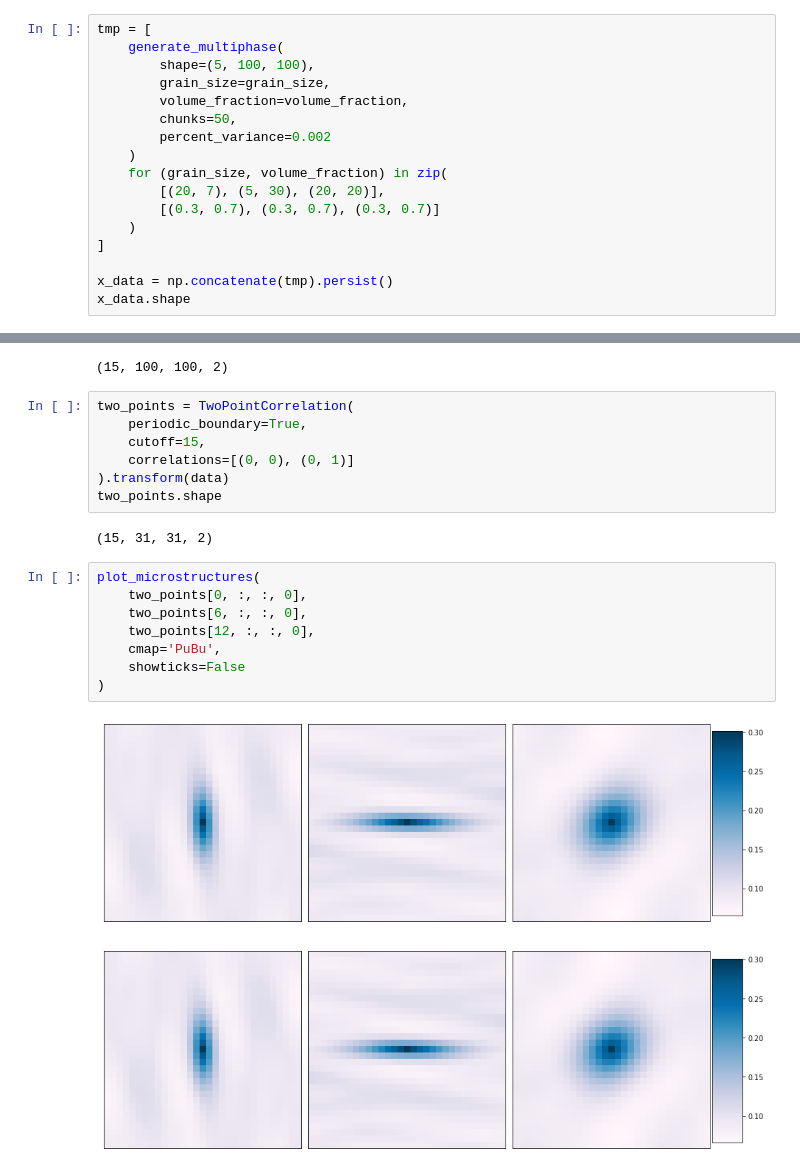
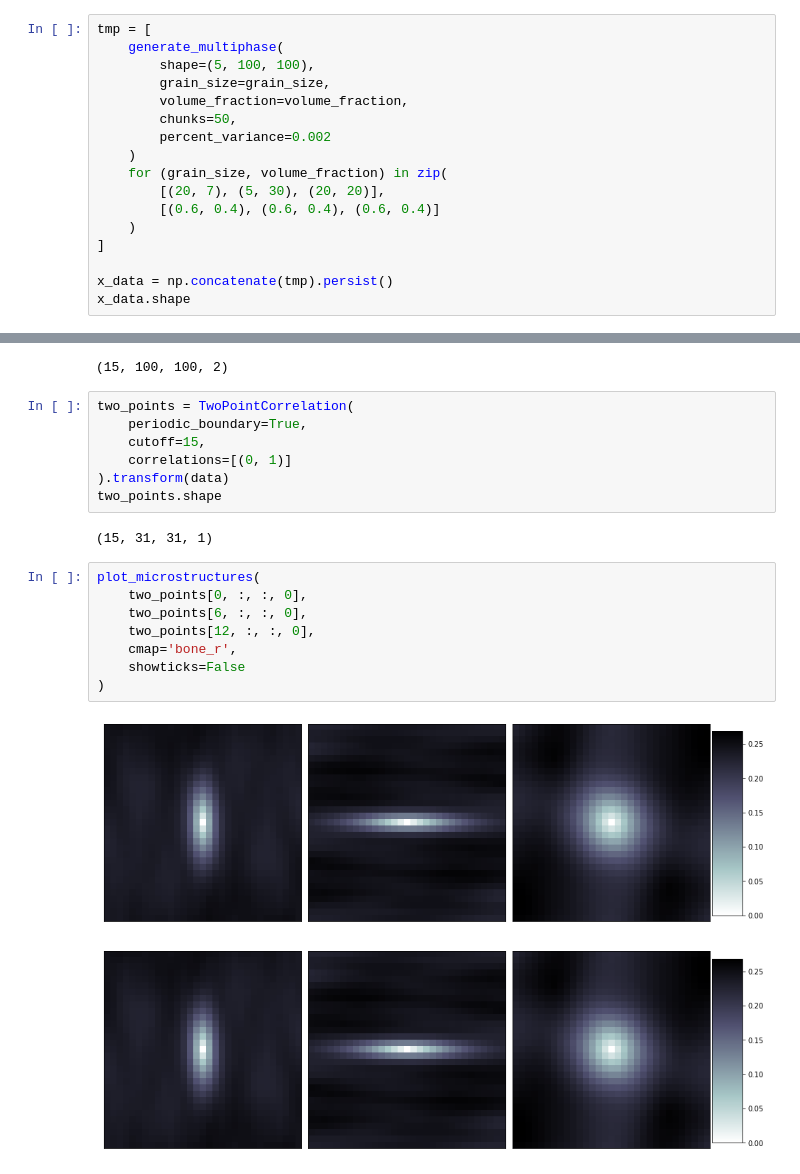
Before and after one commit to jwwtc/code, a Jupyter notebook: microstructure_statistics/figure.ipynb, the cells around one changed output, grey strips where cells are left out. Drawn from its saved outputs; the diff is of its cells as text.

Commit message:
figure

```diff
--- a/microstructure_statistics/figure.ipynb
+++ b/microstructure_statistics/figure.ipynb
@@ -52,7 +37,7 @@ tmp = [
     )
     for (grain_size, volume_fraction) in zip(
         [(20, 7), (5, 30), (20, 20)],
-        [(0.3, 0.7), (0.3, 0.7), (0.3, 0.7)]
+        [(0.6, 0.4), (0.6, 0.4), (0.6, 0.4)]
     )
 ]
 
@@ -73,22 +58,22 @@ data.shape
 two_points = TwoPointCorrelation(
     periodic_boundary=True,
     cutoff=15,
-    correlations=[(0, 0), (0, 1)]
+    correlations=[(0, 1)]
 ).transform(data)
 two_points.shape
 # %% [output]
-(15, 31, 31, 2)
+(15, 31, 31, 1)
 # %%
 plot_microstructures(
     two_points[0, :, :, 0],
     two_points[6, :, :, 0],
     two_points[12, :, :, 0],
-    cmap='PuBu',
+    cmap='bone_r',
     showticks=False
 )
 # %% [output]
-[figure, old version]
+[figure, new version]
-[figure, old version]
+[figure, new version]
 # %%
 reshaped_two_points=two_points.reshape(15, -1)
 reshaped_two_points.shape
```
Also changed, not shown: parts of 7 cells of this notebook, 7 other files.
